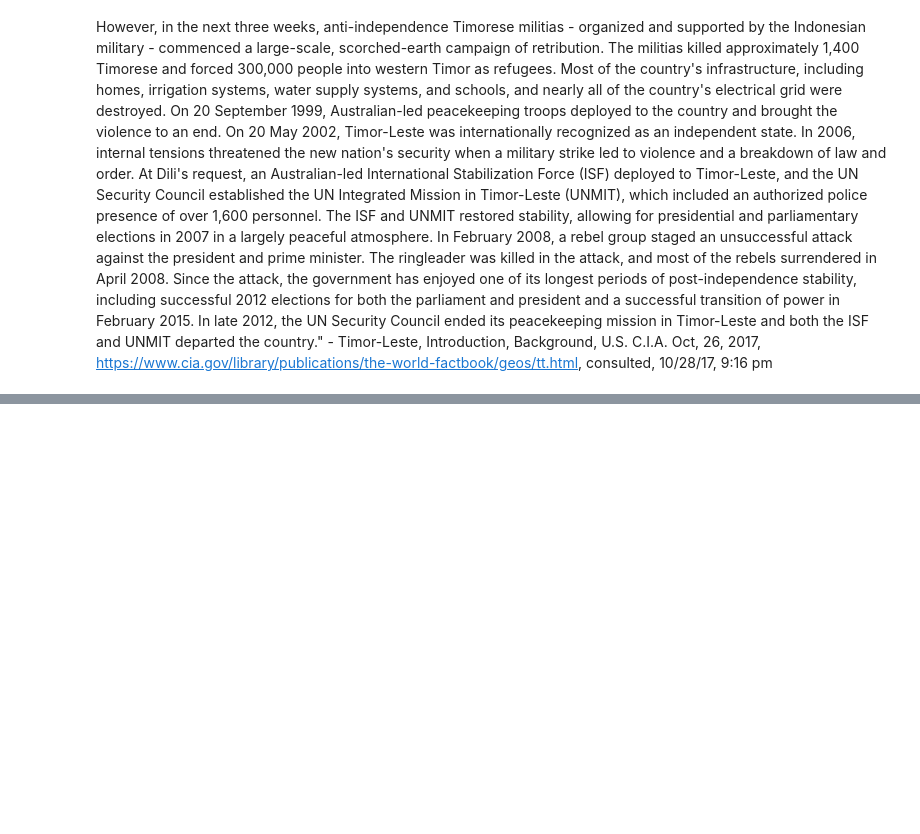
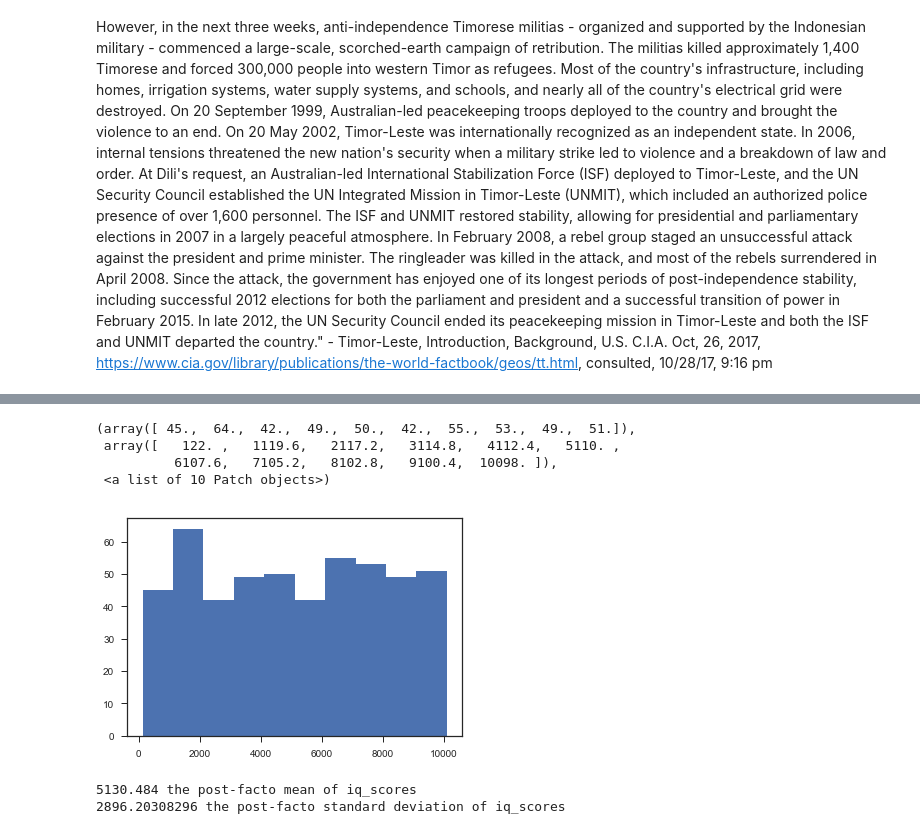
Before and after one commit to paulo-g-martinez/dq1-internet-migration, a Jupyter notebook: data-question-1-jupyter-notebook.ipynb, the cells around one changed output, grey strips where cells are left out. Cells and saved outputs as stored; diff of their text form; code cells hidden in the pictures; blank space fills up the shorter version.

```diff
--- a/data-question-1-jupyter-notebook.ipynb
+++ b/data-question-1-jupyter-notebook.ipynb
@@ -519,0 +579,14 @@ In 2006, internal tensions threatened the new nation's security when a military
+# %%
+plt.hist(iq_scores_randit)
+# %% [output]
+(array([ 45.,  64.,  42.,  49.,  50.,  42.,  55.,  53.,  49.,  51.]),
+ array([   122. ,   1119.6,   2117.2,   3114.8,   4112.4,   5110. ,
+          6107.6,   7105.2,   8102.8,   9100.4,  10098. ]),
+ <a list of 10 Patch objects>)
+[figure, added]
+# %%
+print(iq_scores.mean(),'the post-facto mean of iq_scores_randint')
+print(iq_scores.std(),'the post-facto standard deviation of iq_scores_randint')
+# %% [output]
+5130.484 the post-facto mean of iq_scores
+2896.20308296 the post-facto standard deviation of iq_scores
```
Also changed, not shown: parts of 14 cells of this notebook.
